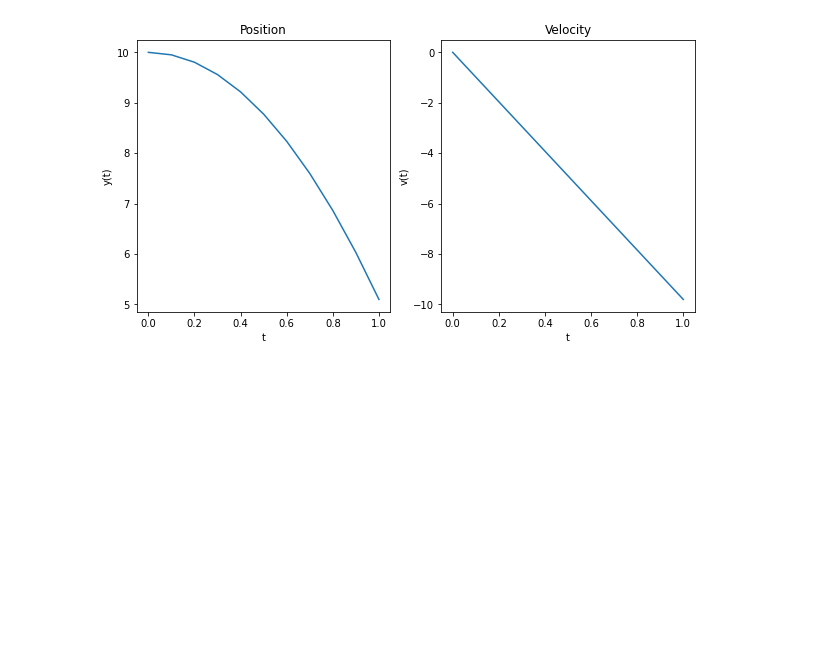
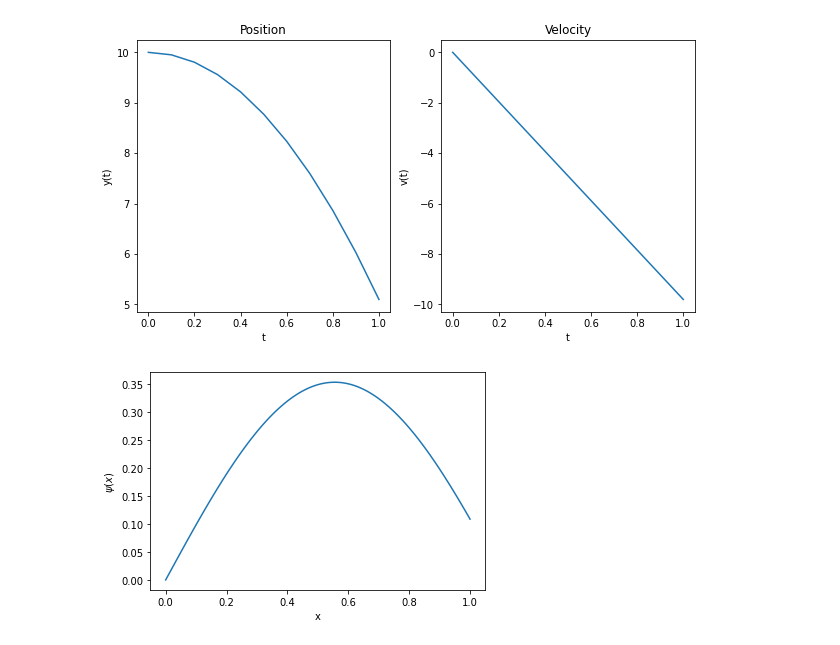
Before and after one commit to franklinzppa/fisica-computacional, a Jupyter notebook: Final Project.ipynb, the cells around one changed output. Saved outputs shown, nothing was run; the diff lists cells and outputs as text; code cells hidden in the pictures; blank space fills up the shorter version.

```diff
--- a/Final Project.ipynb
+++ b/Final Project.ipynb
@@ -90,3 +90,31 @@ plt.title('Velocity')
 plt.show()
 # %% [output]
 [figure]
+# %%
+# Solving a infinite well
+
+def f(t, z, E):
+    psi, psi_prime = z
+    dpsi_dt = psi_prime
+    dpsi_prime_dt = -E*psi
+    return dpsi_dt, dpsi_prime_dt
+
+L = 1.0
+dx = 0.01
+x = np.arange(0, L+dx, dx)
+
+E = 8.0 # Guess
+
+def solve_schrodinger(E):
+    sol = solve_ivp(f, t_span=(0,1), y0=[0, 1], t_eval=x, args=[E])
+    psi, psi_prime = sol.y
+    return psi
+
+psi = solve_schrodinger(E)
+
+plt.plot(x, psi)
+plt.xlabel('x')
+plt.ylabel('$\psi(x)$')
+plt.show()
+# %% [output]
+[figure, added]
```
Also changed, not shown: parts of 5 cells of this notebook.
